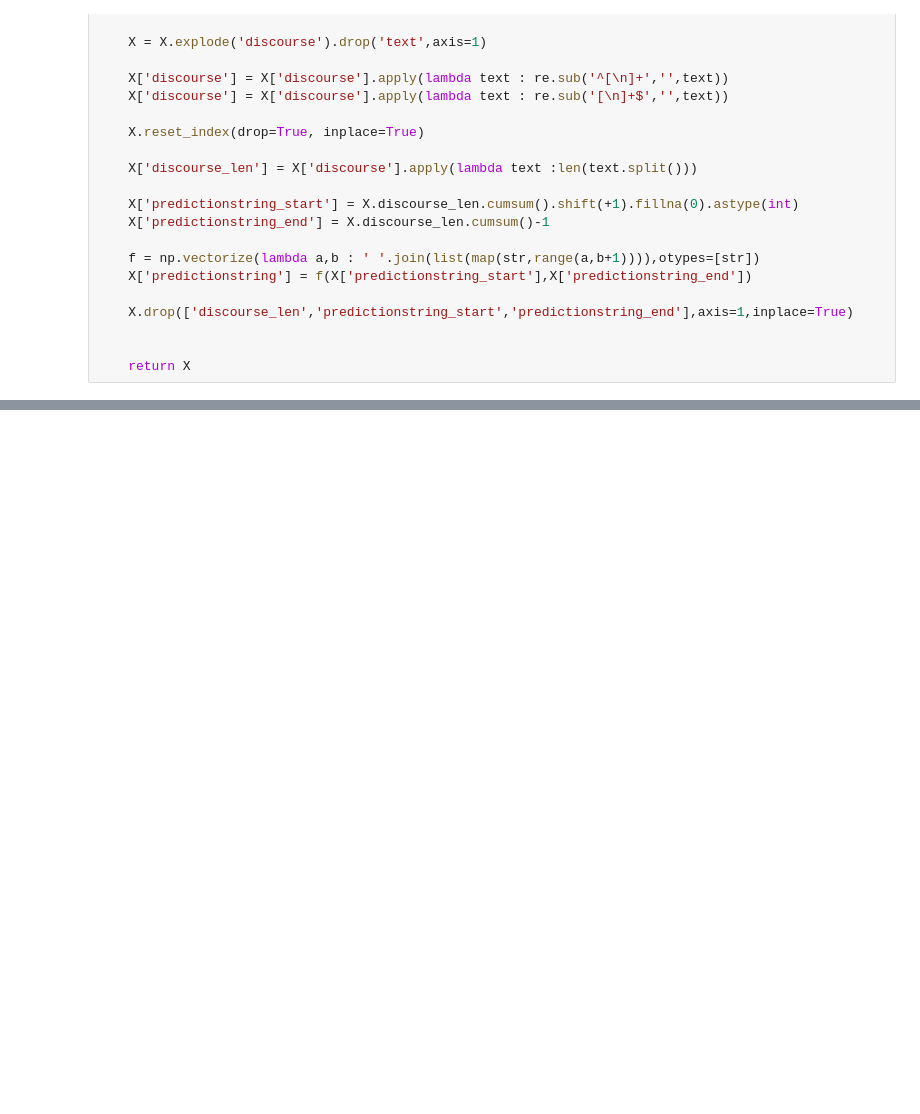
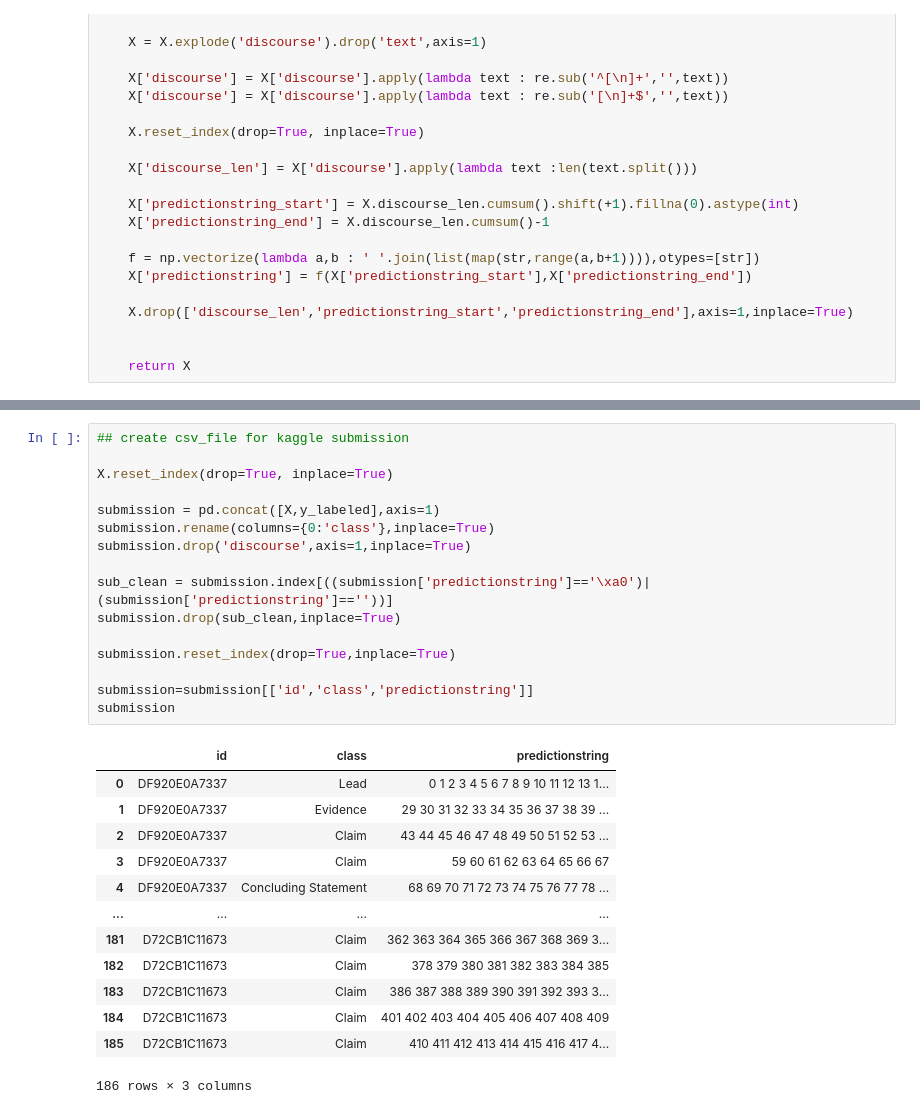
Before and after one commit to arthurcol/feedback_prize, a Jupyter notebook: notebooks/inference.ipynb, the cells around one changed output, grey strips where cells are left out. Drawn from its saved outputs; the diff is of its cells as text; blank space fills up the shorter version.

```diff
--- a/notebooks/inference.ipynb
+++ b/notebooks/inference.ipynb
@@ -143,0 +216,30 @@ X
+# %%
+## create csv_file for kaggle submission
+
+X.reset_index(drop=True, inplace=True)
+
+submission = pd.concat([X,y_labeled],axis=1)
+submission.rename(columns={0:'class'},inplace=True)
+submission.drop('discourse',axis=1,inplace=True)
+
+sub_clean = submission.index[((submission['predictionstring']=='\xa0')|(submission['predictionstring']==''))]
+submission.drop(sub_clean,inplace=True)
+
+submission.reset_index(drop=True,inplace=True)
+
+submission=submission[['id','class','predictionstring']]
+submission
+# %% [output]
+|  | id | class | predictionstring |
+| 0 | DF920E0A7337 | Lead | 0 1 2 3 4 5 6 7 8 9 10 11 12 13 1... |
+| 1 | DF920E0A7337 | Evidence | 29 30 31 32 33 34 35 36 37 38 39 ... |
+| 2 | DF920E0A7337 | Claim | 43 44 45 46 47 48 49 50 51 52 53 ... |
+| 3 | DF920E0A7337 | Claim | 59 60 61 62 63 64 65 66 67 |
+| 4 | DF920E0A7337 | Concluding Statement | 68 69 70 71 72 73 74 75 76 77 78 ... |
+| ... | ... | ... | ... |
+| 181 | D72CB1C11673 | Claim | 362 363 364 365 366 367 368 369 3... |
+| 182 | D72CB1C11673 | Claim | 378 379 380 381 382 383 384 385 |
+| 183 | D72CB1C11673 | Claim | 386 387 388 389 390 391 392 393 3... |
+| 184 | D72CB1C11673 | Claim | 401 402 403 404 405 406 407 408 409 |
+| 185 | D72CB1C11673 | Claim | 410 411 412 413 414 415 416 417 4... |
+186 rows × 3 columns
```
Also changed, not shown: parts of 22 cells of this notebook, 2 other files.
